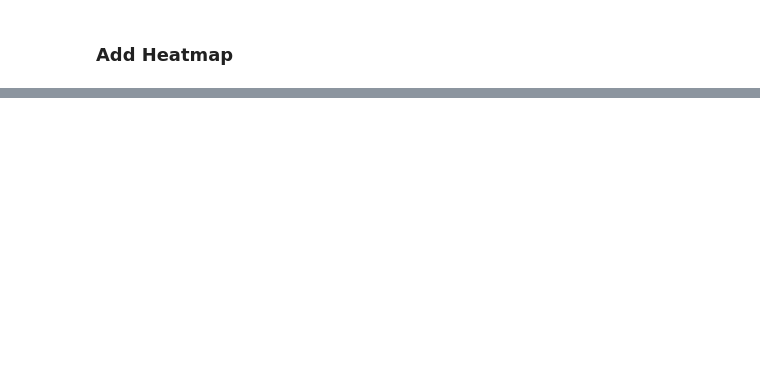
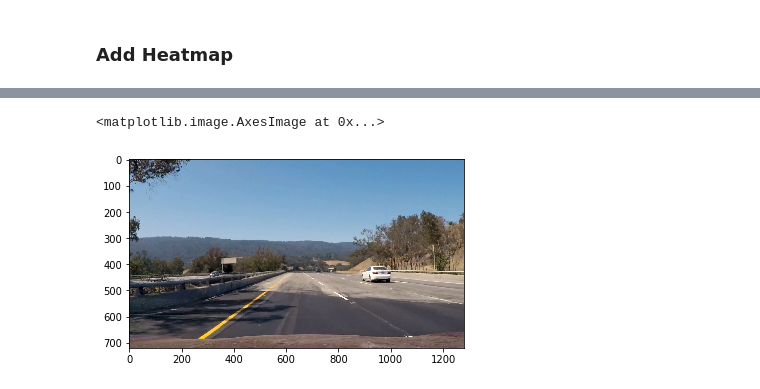
Before and after one commit to PedroHRPBS/CarND-Vehicle-Detection, a Jupyter notebook: Vehicle-Detection-project.ipynb, the cells around one changed output, grey strips where cells are left out. Cells and saved outputs as stored; diff of their text form; code cells hidden in the pictures; blank space fills up the shorter version.

```diff
--- a/Vehicle-Detection-project.ipynb
+++ b/Vehicle-Detection-project.ipynb
@@ -565,0 +704,5 @@ Clipping input data to the valid range for imshow with RGB data ([0..1] for floa
+# %%
+plt.imshow(clip1.get_frame(0.8))
+# %% [output]
+<matplotlib.image.AxesImage at 0x...>
+[figure, added]
```
Also changed, not shown: parts of 29 cells of this notebook.
